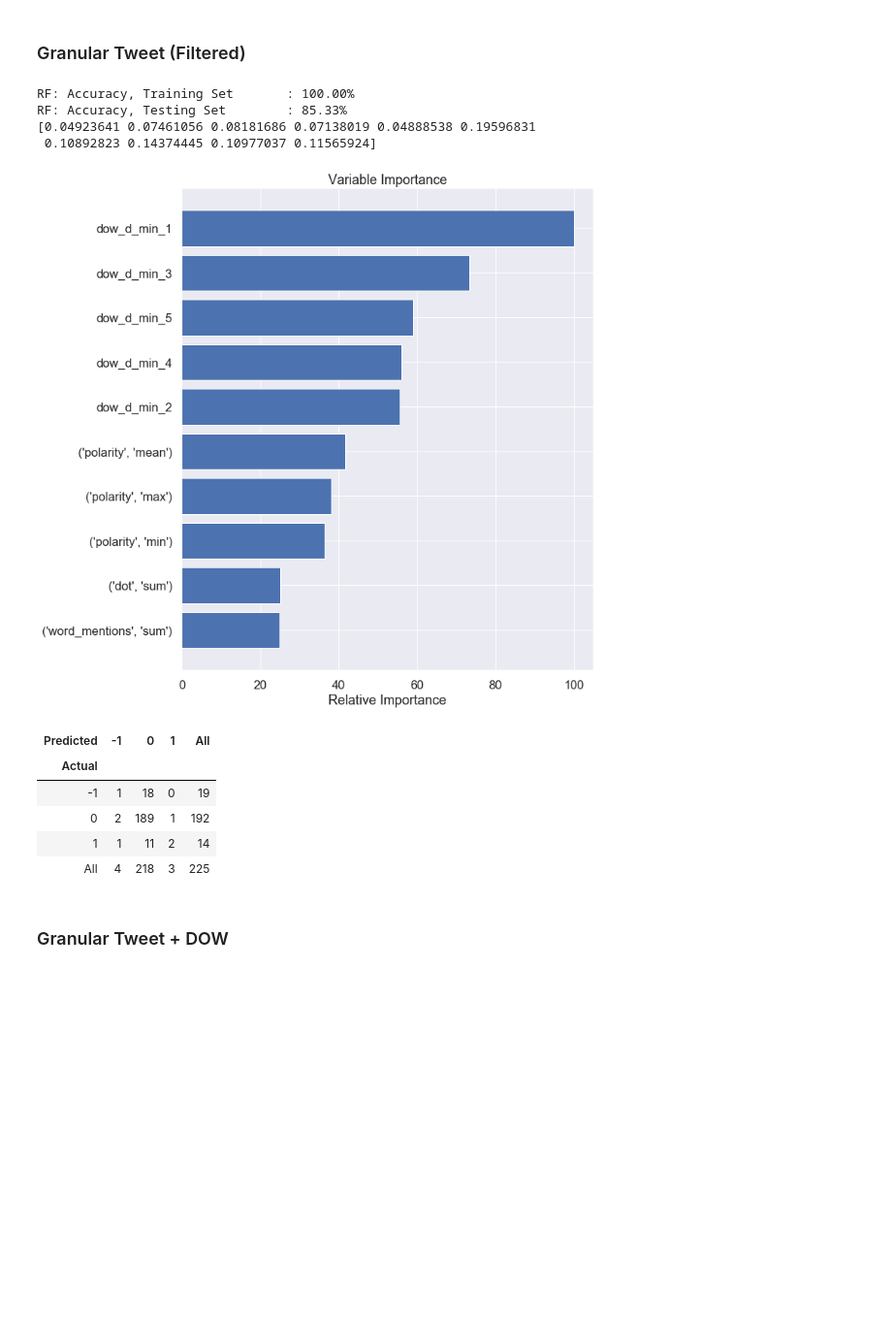
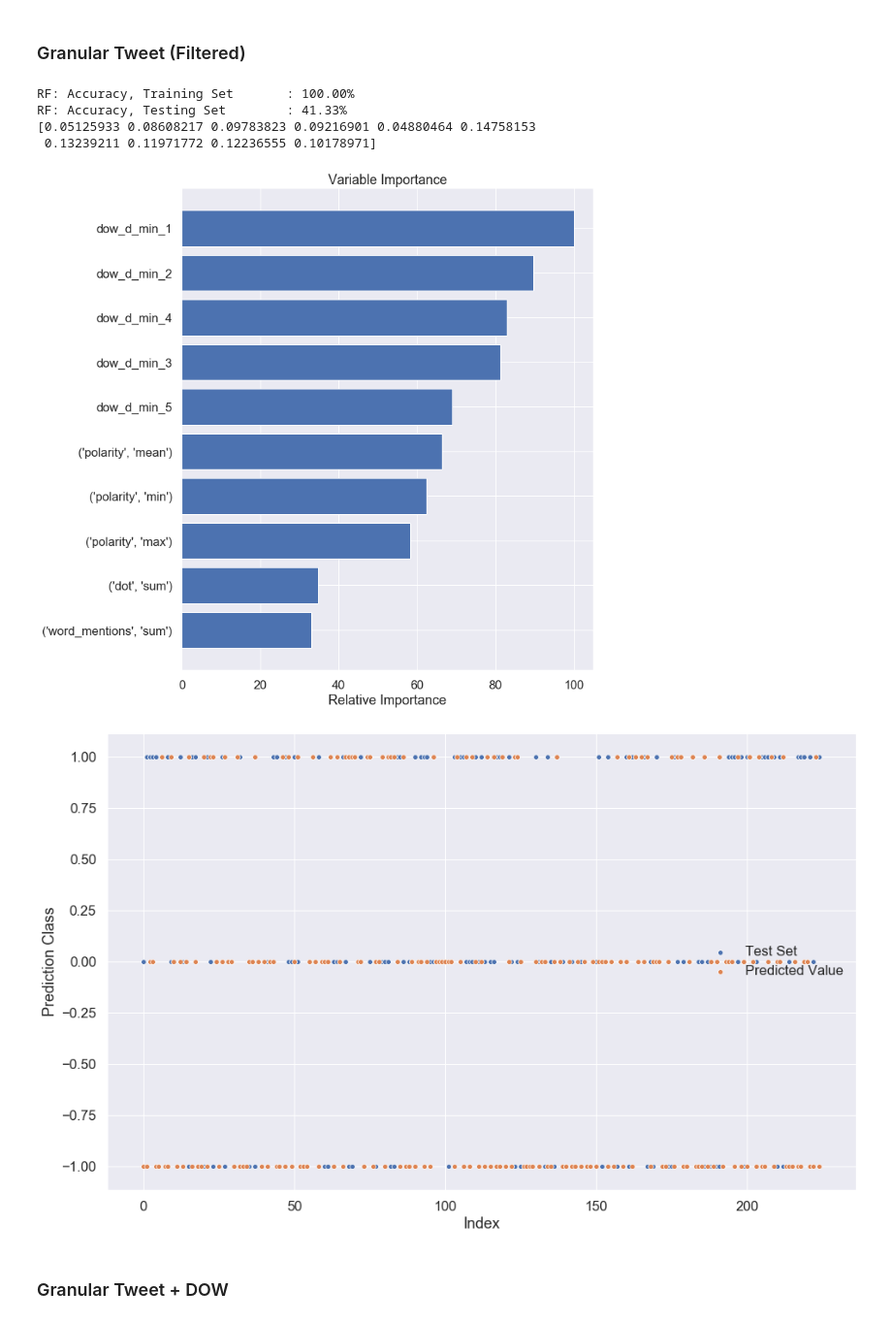
Before and after one commit to ddemarco96/FinalProject40, a Jupyter notebook: Milestone4_Dylan.ipynb, the cells around one changed output. Shown at 97% size. Cells and saved outputs as stored; diff of their text form; code cells hidden in the pictures; blank space fills up the shorter version.

```diff
--- a/Milestone4_Dylan.ipynb
+++ b/Milestone4_Dylan.ipynb
@@ -45,7 +45,7 @@ q67 = vix_df.VIX_Change.quantile(.67)
 std = vix_df.VIX_Change.std()
 mean = vix_df.VIX_Change.mean()
 print(std, mean)
-window = 1
+window = 0.25
 
 vix_df.VIX_change_type[vix_df['VIX_Change'] > (mean + (window * std)) ] = 1
 vix_df.VIX_change_type[vix_df['VIX_Change'] < (mean - (window * std)) ] = -1
@@ -240,4 +243,13 @@ print("RF: Accuracy, Testing Set \t : {:.2%}".format(acc_trees_testing))
 # sns.lineplot(x ,y_pred_test, label = 'Predicted Value')
 # plt.xlabel('Index')
 # plt.show()
+fig, ax = plt.subplots(1,1, figsize=(16, 10))
+x = np.arange(0,y_test.shape[0],1)
+sns.set(font_scale=1.5)
+sns.scatterplot(x ,y_test, label = 'Test Set')
+sns.scatterplot(x ,y_pred_test, label = 'Predicted Value')
+plt.xlabel('Index')
+plt.ylabel("Prediction Class")
+plt.legend(loc="center right")
+plt.show()
 # %% [output]
@@ -266,40 +279,44 @@ acc_trees_testing  = accuracy_score(y_test, y_pred_test)
 # These are changing with each fit, plus we want a more validated choice for depth, so do that
 print("RF: Accuracy, Training Set \t : {:.2%}".format(acc_trees_training))
 print("RF: Accuracy, Testing Set \t : {:.2%}".format(acc_trees_testing))
 
 print(model.feature_importances_)
 
 # x = np.arange(0,y_test.shape[0],1)
 # sns.set(font_scale=1.5)
 # sns.lineplot(x ,y_test, label = 'Test Set')
 # sns.lineplot(x ,y_pred_test, label = 'Predicted Value')
 # plt.xlabel('Index')
 # plt.show()
 
 #Top Features
 feature_importance = model.feature_importances_
 feature_importance = 100.0 * (feature_importance / feature_importance.max())
 sorted_idx = np.argsort(feature_importance)
 pos = np.arange(sorted_idx.shape[0]) + .5
 
 #Plot
 plt.figure(figsize=(10,12))
 plt.barh(pos, feature_importance[sorted_idx], align='center')
 plt.yticks(pos, X_train.columns[sorted_idx])
 plt.xlabel('Relative Importance')
 plt.title('Variable Importance')
 plt.show()
 
 pd.crosstab(y_test, model.predict(X_test), margins=True, rownames=['Actual'], colnames=['Predicted'])
+fig, ax = plt.subplots(1,1, figsize=(16, 10))
+x = np.arange(0,y_test.shape[0],1)
+sns.set(font_scale=1.5)
+sns.scatterplot(x ,y_test, label = 'Test Set')
+sns.scatterplot(x ,y_pred_test, label = 'Predicted Value')
+plt.xlabel('Index')
+plt.ylabel("Prediction Class")
+plt.legend(loc="center right")
+plt.show()
 # %% [output]
 RF: Accuracy, Training Set       : 100.00%
-RF: Accuracy, Testing Set        : 85.33%
-[0.04923641 0.07461056 0.08181686 0.07138019 0.04888538 0.19596831
- 0.10892823 0.14374445 0.10977037 0.11565924]
+RF: Accuracy, Testing Set        : 41.33%
+[0.05125933 0.08608217 0.09783823 0.09216901 0.04880464 0.14758153
+ 0.13239211 0.11971772 0.12236555 0.10178971]
-[figure, old version]
+[figure, new version]
-| Predicted | -1 | 0 | 1 | All |
-| Actual |  |  |  |  |
-| -1 | 1 | 18 | 0 | 19 |
-| 0 | 2 | 189 | 1 | 192 |
-| 1 | 1 | 11 | 2 | 14 |
-| All | 4 | 218 | 3 | 225 |
+[figure, added]
```
Also changed, not shown: parts of 5 cells of this notebook, 2 other files.
